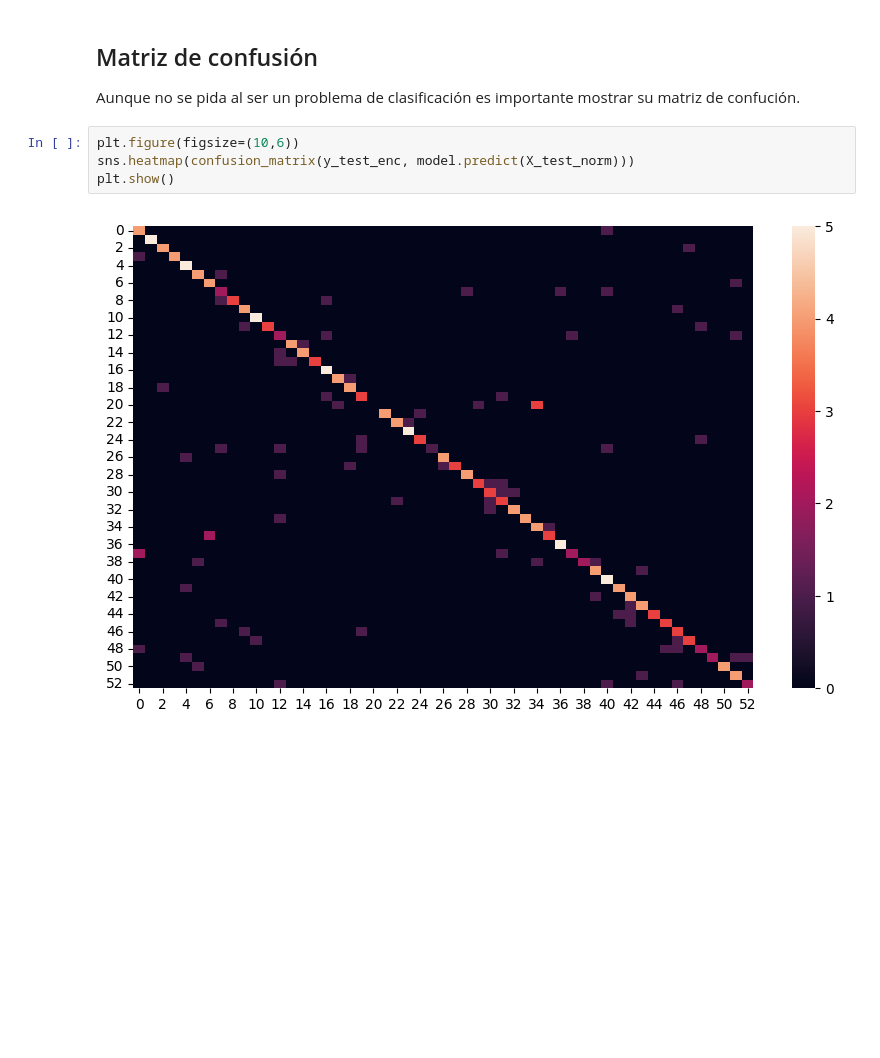
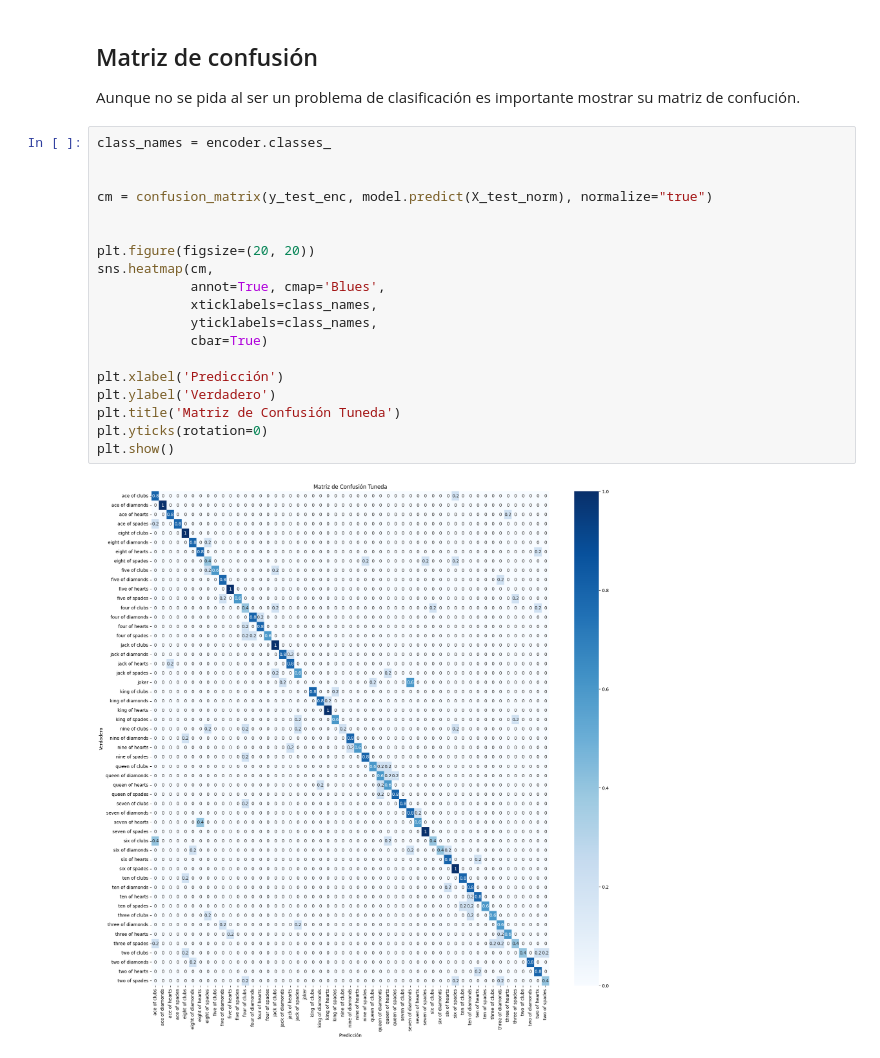
Before and after one commit to dapedeje/Proyecto-final-deep-learning-, a Jupyter notebook: Notebooks/ModeloLineal.ipynb, the cells around one changed output. Saved outputs shown, nothing was run; the diff lists cells and outputs as text; blank space fills up the shorter version.

```diff
--- a/Notebooks/ModeloLineal.ipynb
+++ b/Notebooks/ModeloLineal.ipynb
@@ -162,8 +162,23 @@ Accuracy: 0.6943396226415094
 
 Aunque no se pida al ser un problema de clasificación es importante mostrar su matriz de confución.
 # %%
-plt.figure(figsize=(10,6))
-sns.heatmap(confusion_matrix(y_test_enc, model.predict(X_test_norm)))
+class_names = encoder.classes_
+
+
+cm = confusion_matrix(y_test_enc, model.predict(X_test_norm), normalize="true")
+
+
+plt.figure(figsize=(20, 20))
+sns.heatmap(cm,
+            annot=True, cmap='Blues',
+            xticklabels=class_names,
+            yticklabels=class_names,
+            cbar=True)
+
+plt.xlabel('Predicción')
+plt.ylabel('Verdadero')
+plt.title('Matriz de Confusión Tuneda')
+plt.yticks(rotation=0)
 plt.show()
 # %% [output]
-[figure, old version]
+[figure, new version]
```
